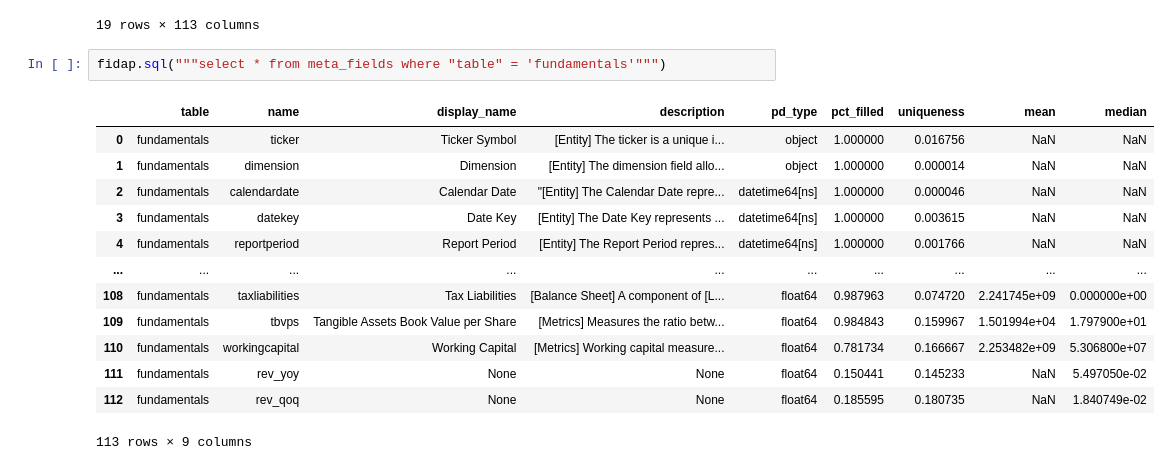
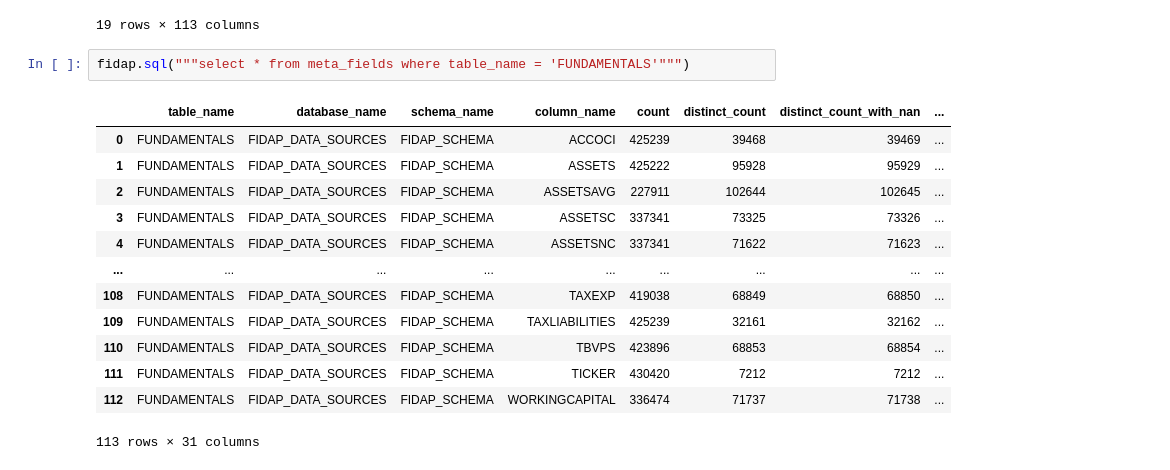
Before and after one commit to fidapco/notebooks, a Jupyter notebook: insider_trading.ipynb, the cells around one changed output. Drawn from its saved outputs; the diff is of its cells as text.

```diff
--- a/insider_trading.ipynb
+++ b/insider_trading.ipynb
@@ -257,18 +257,18 @@ fidap.sql("""select * from fundamentals where ticker='URBN' and dimension = 'MRQ
 | 18 | URBN | MRQ | 2016-03-31 | 2016-04-30 | 2016-04-30 | 2020-12-11 | -13865000 | 1814894000 | NaN | ... |
 19 rows × 113 columns
 # %%
-fidap.sql("""select * from meta_fields where "table" = 'fundamentals'""")
+fidap.sql("""select * from meta_fields where table_name = 'FUNDAMENTALS'""")
 # %% [output]
-|  | table | name | display_name | description | pd_type | pct_filled | uniqueness | mean | median |
-| 0 | fundamentals | ticker | Ticker Symbol | [Entity] The ticker is a unique i... | object | 1.000000 | 0.016756 | NaN | NaN |
-| 1 | fundamentals | dimension | Dimension | [Entity] The dimension field allo... | object | 1.000000 | 0.000014 | NaN | NaN |
-| 2 | fundamentals | calendardate | Calendar Date | "[Entity] The Calendar Date repre... | datetime64[ns] | 1.000000 | 0.000046 | NaN | NaN |
-| 3 | fundamentals | datekey | Date Key | [Entity] The Date Key represents ... | datetime64[ns] | 1.000000 | 0.003615 | NaN | NaN |
-| 4 | fundamentals | reportperiod | Report Period | [Entity] The Report Period repres... | datetime64[ns] | 1.000000 | 0.001766 | NaN | NaN |
-| ... | ... | ... | ... | ... | ... | ... | ... | ... | ... |
-| 108 | fundamentals | taxliabilities | Tax Liabilities | [Balance Sheet] A component of [L... | float64 | 0.987963 | 0.074720 | 2.241745e+09 | 0.000000e+00 |
-| 109 | fundamentals | tbvps | Tangible Assets Book Value per Share | [Metrics] Measures the ratio betw... | float64 | 0.984843 | 0.159967 | 1.501994e+04 | 1.797900e+01 |
-| 110 | fundamentals | workingcapital | Working Capital | [Metrics] Working capital measure... | float64 | 0.781734 | 0.166667 | 2.253482e+09 | 5.306800e+07 |
-| 111 | fundamentals | rev_yoy | None | None | float64 | 0.150441 | 0.145233 | NaN | 5.497050e-02 |
-| 112 | fundamentals | rev_qoq | None | None | float64 | 0.185595 | 0.180735 | NaN | 1.840749e-02 |
+|  | table_name | database_name | schema_name | column_name | count | distinct_count | distinct_count_with_nan | ... |
+| 0 | FUNDAMENTALS | FIDAP_DATA_SOURCES | FIDAP_SCHEMA | ACCOCI | 425239 | 39468 | 39469 | ... |
+| 1 | FUNDAMENTALS | FIDAP_DATA_SOURCES | FIDAP_SCHEMA | ASSETS | 425222 | 95928 | 95929 | ... |
+| 2 | FUNDAMENTALS | FIDAP_DATA_SOURCES | FIDAP_SCHEMA | ASSETSAVG | 227911 | 102644 | 102645 | ... |
+| 3 | FUNDAMENTALS | FIDAP_DATA_SOURCES | FIDAP_SCHEMA | ASSETSC | 337341 | 73325 | 73326 | ... |
+| 4 | FUNDAMENTALS | FIDAP_DATA_SOURCES | FIDAP_SCHEMA | ASSETSNC | 337341 | 71622 | 71623 | ... |
+| ... | ... | ... | ... | ... | ... | ... | ... | ... |
+| 108 | FUNDAMENTALS | FIDAP_DATA_SOURCES | FIDAP_SCHEMA | TAXEXP | 419038 | 68849 | 68850 | ... |
+| 109 | FUNDAMENTALS | FIDAP_DATA_SOURCES | FIDAP_SCHEMA | TAXLIABILITIES | 425239 | 32161 | 32162 | ... |
+| 110 | FUNDAMENTALS | FIDAP_DATA_SOURCES | FIDAP_SCHEMA | TBVPS | 423896 | 68853 | 68854 | ... |
+| 111 | FUNDAMENTALS | FIDAP_DATA_SOURCES | FIDAP_SCHEMA | TICKER | 430420 | 7212 | 7212 | ... |
+| 112 | FUNDAMENTALS | FIDAP_DATA_SOURCES | FIDAP_SCHEMA | WORKINGCAPITAL | 336474 | 71737 | 71738 | ... |
-113 rows × 9 columns
+113 rows × 31 columns
```
Also changed, not shown: 5 other files.
